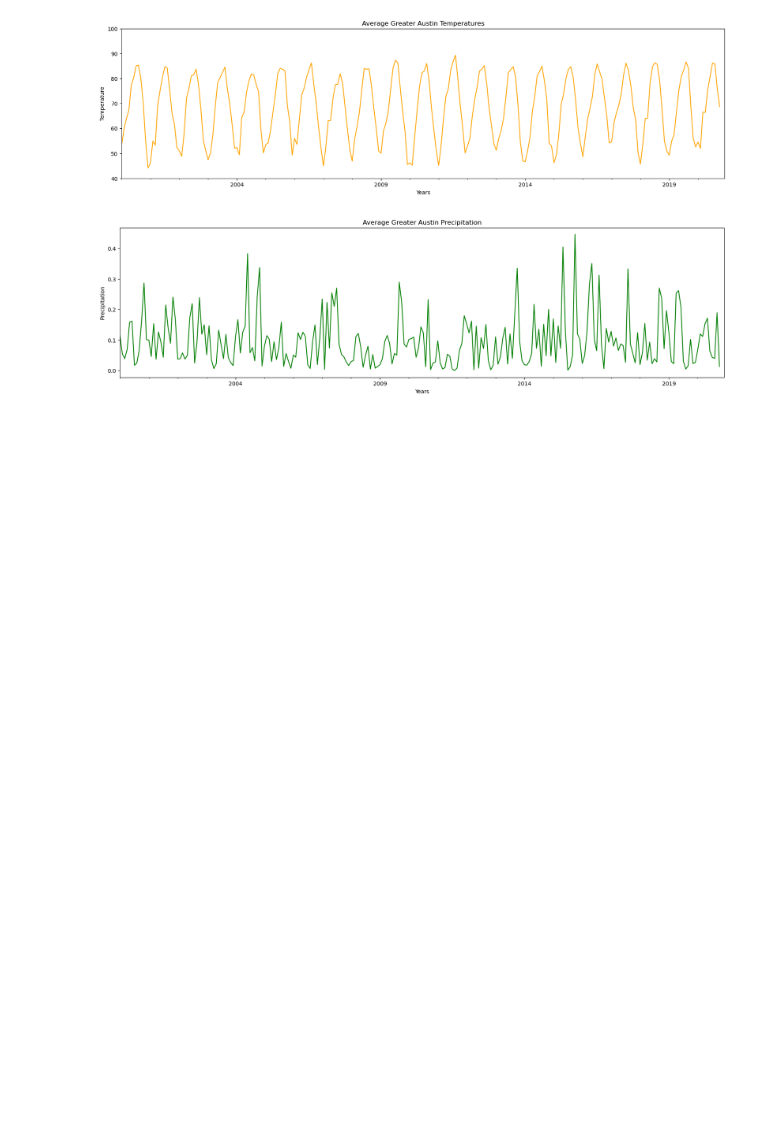
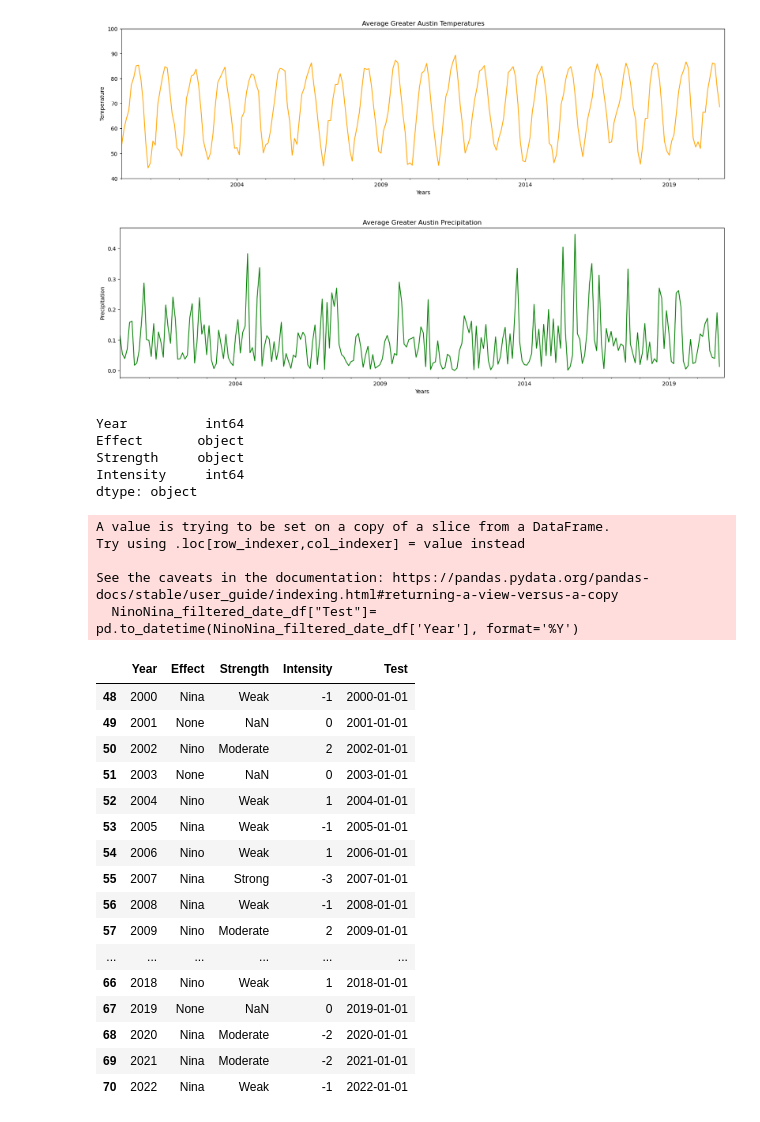
Before and after one commit to Victarrion/Nino_Nina_AustinTX, a Jupyter notebook: AMBProject1.ipynb, the cells around one changed output. Cells and saved outputs as stored; diff of their text form; code cells hidden in the pictures; blank space fills up the shorter version.

```diff
--- a/AMBProject1.ipynb
+++ b/AMBProject1.ipynb
@@ -527,6 +279,40 @@ greater_prec_handle = gatxp.plot(kind="line",figsize=(20,5), color=["green"],tit
 plt.show()
 # %% [output]
 [figure]
+# %%
+NinoNina_filtered_date_df.dtypes
+# %% [output]
+Year          int64
+Effect       object
+Strength     object
+Intensity     int64
+dtype: object
+# %%
+NinoNina_filtered_date_df["Test"]= pd.to_datetime(NinoNina_filtered_date_df['Year'], format='%Y')
+NinoNina_filtered_date_df
+# %% [output]
+A value is trying to be set on a copy of a slice from a DataFrame.
+Try using .loc[row_indexer,col_indexer] = value instead
+
+See the caveats in the documentation: https://pandas.pydata.org/pandas-docs/stable/user_guide/indexing.html#returning-a-view-versus-a-copy
+  NinoNina_filtered_date_df["Test"]= pd.to_datetime(NinoNina_filtered_date_df['Year'], format='%Y')
+|  | Year | Effect | Strength | Intensity | Test |
+| 48 | 2000 | Nina | Weak | -1 | 2000-01-01 |
+| 49 | 2001 | None | NaN | 0 | 2001-01-01 |
+| 50 | 2002 | Nino | Moderate | 2 | 2002-01-01 |
+| 51 | 2003 | None | NaN | 0 | 2003-01-01 |
+| 52 | 2004 | Nino | Weak | 1 | 2004-01-01 |
+| 53 | 2005 | Nina | Weak | -1 | 2005-01-01 |
+| 54 | 2006 | Nino | Weak | 1 | 2006-01-01 |
+| 55 | 2007 | Nina | Strong | -3 | 2007-01-01 |
+| 56 | 2008 | Nina | Weak | -1 | 2008-01-01 |
+| 57 | 2009 | Nino | Moderate | 2 | 2009-01-01 |
+| ... | ... | ... | ... | ... | ... |
+| 66 | 2018 | Nino | Weak | 1 | 2018-01-01 |
+| 67 | 2019 | None | NaN | 0 | 2019-01-01 |
+| 68 | 2020 | Nina | Moderate | -2 | 2020-01-01 |
+| 69 | 2021 | Nina | Moderate | -2 | 2021-01-01 |
+| 70 | 2022 | Nina | Weak | -1 | 2022-01-01 |
 # %%
 fig, ax1 = plt.subplots()
 
```
Also changed, not shown: parts of 24 cells of this notebook.
